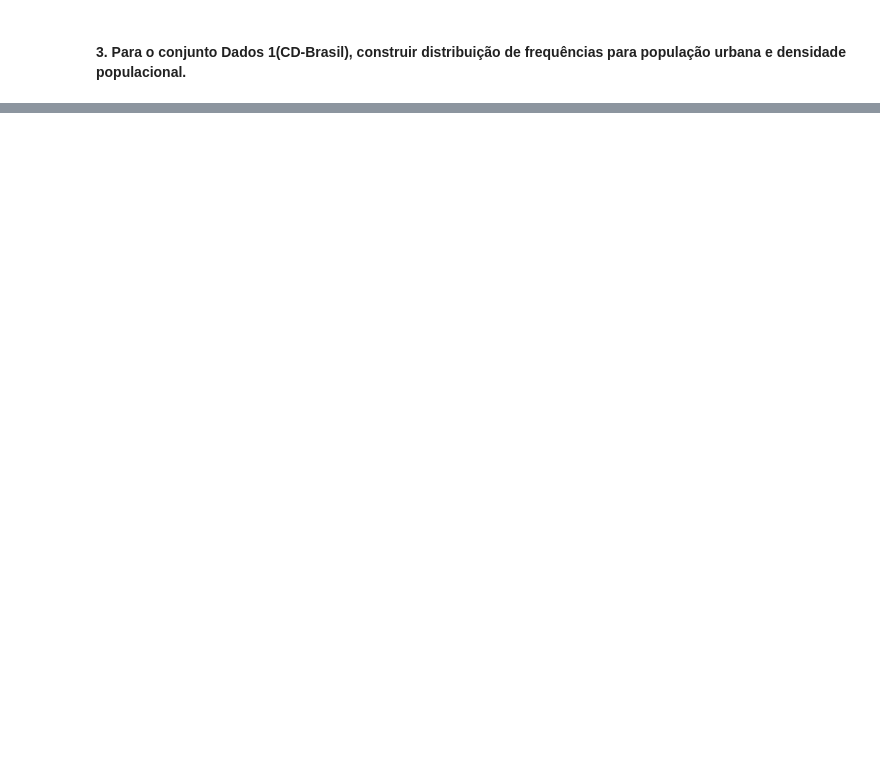
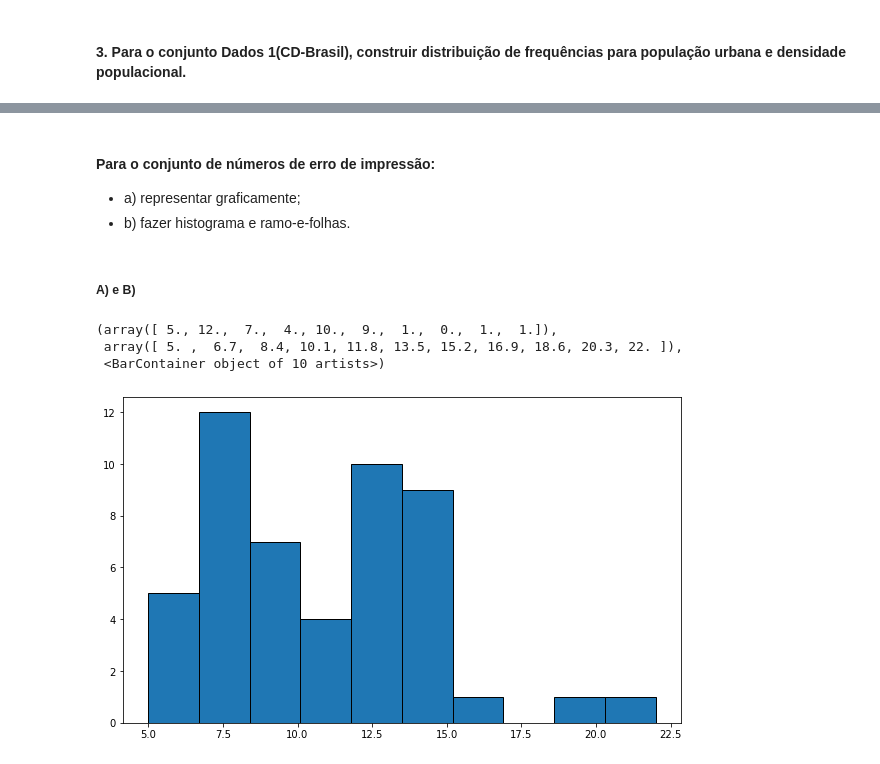
Before and after one commit to msbrasil/Estatistica, a Jupyter notebook: estatistica-basica/main.ipynb, the cells around one changed output, grey strips where cells are left out. Drawn from its saved outputs; the diff is of its cells as text; code cells hidden in the pictures; blank space fills up the shorter version.

```diff
--- a/estatistica-basica/main.ipynb
+++ b/estatistica-basica/main.ipynb
@@ -119,0 +142,20 @@ tabela_frequencia(CDBrasil, 'Região')
+# %% [markdown]
+#### Para  o conjunto de números de erro de impressão:
+ - a) representar graficamente;
+ - b) fazer histograma e ramo-e-folhas.
+# %%
+erros = [8, 11, 8, 12, 14, 13, 11, 14, 14, 15,
+         6, 10, 14, 19, 6, 12, 7, 5, 8, 8,
+         10, 16, 10, 12, 12, 8, 11, 6, 7, 12,
+         7, 10, 14, 5, 12, 7, 9, 12, 11, 9,
+         14, 8, 14, 8, 12, 10, 12, 22, 7, 15]
+# %% [markdown]
+##### A) e B)
+# %%
+ax, fig = plt.subplots(figsize=(10,6))
+plt.hist(erros, bins=(10), edgecolor='black')
+# %% [output]
+(array([ 5., 12.,  7.,  4., 10.,  9.,  1.,  0.,  1.,  1.]),
+ array([ 5. ,  6.7,  8.4, 10.1, 11.8, 13.5, 15.2, 16.9, 18.6, 20.3, 22. ]),
+ <BarContainer object of 10 artists>)
+[figure, added]
```
Also changed, not shown: parts of 19 cells of this notebook.
